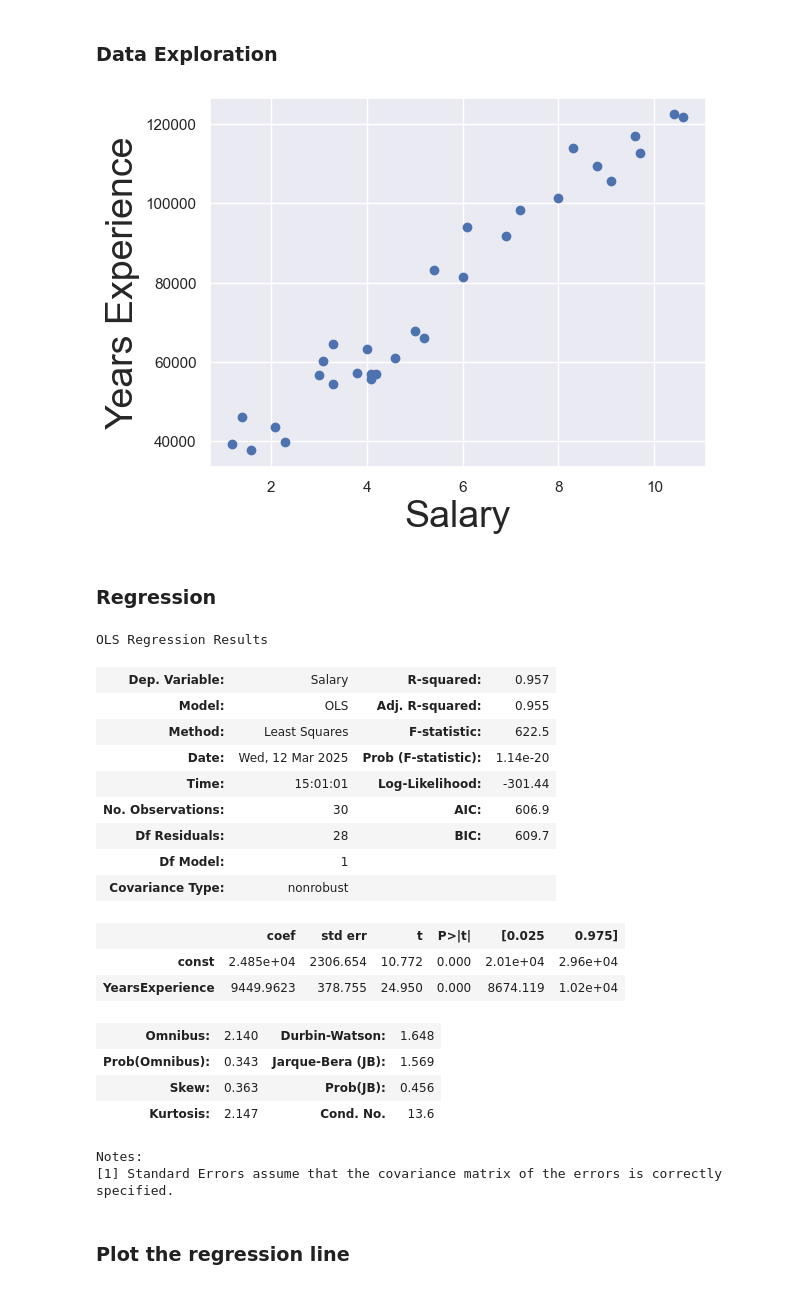
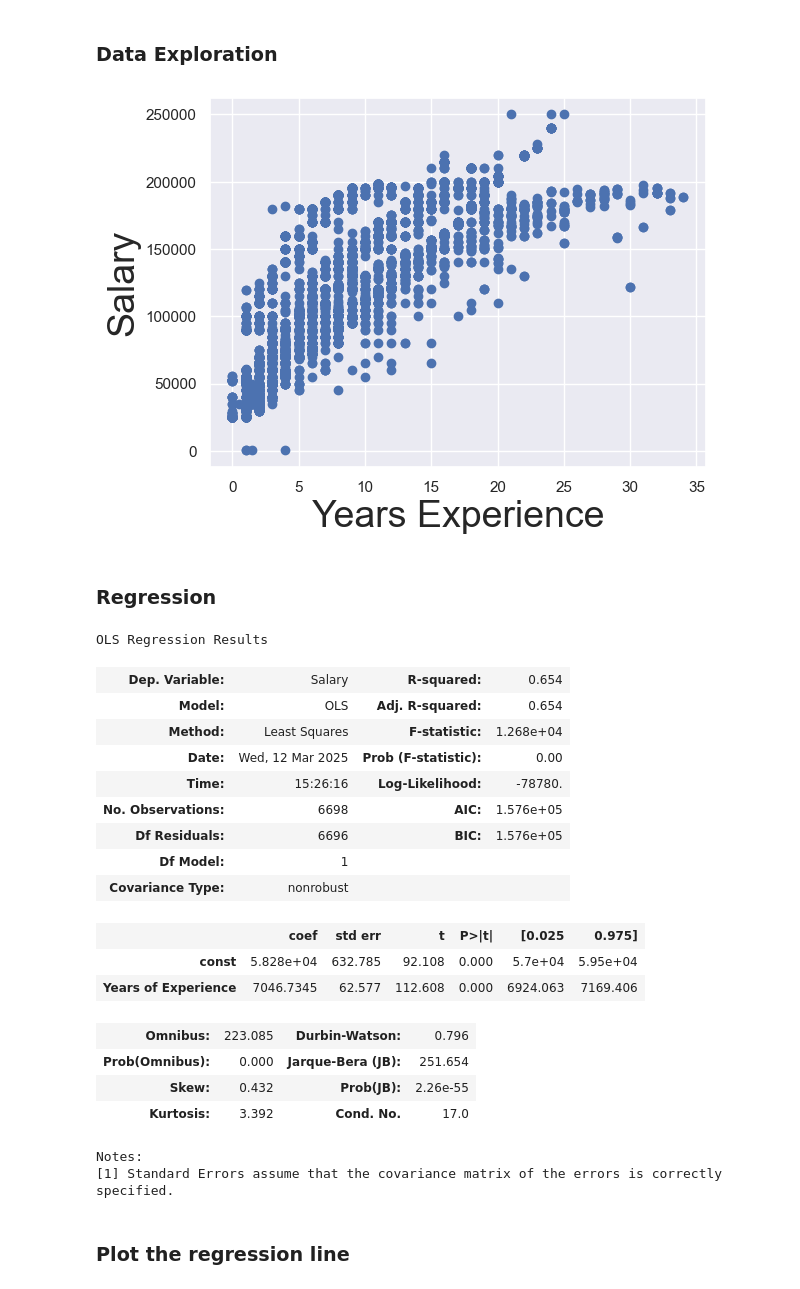
Before and after one commit to yuri-dev20/DataScience_learn, a Jupyter notebook: salary-simple-linear-regression/salary-regression.ipynb, the cells around one changed output. Drawn from its saved outputs; the diff is of its cells as text; code cells hidden in the pictures.

```diff
--- a/salary-simple-linear-regression/salary-regression.ipynb
+++ b/salary-simple-linear-regression/salary-regression.ipynb
@@ -18,7 +18,7 @@ import matplotlib.pyplot as plt
 import statsmodels.api as sm
 import seaborn as sns
 
-data = pd.read_csv("dataset/Salary_dataset.csv")
+data = pd.read_csv("dataset/Salary_Data[1].csv")
 sns.set()
 # %% [markdown]
 ### Simple data view and info
@@ -69,0 +75,3 @@ data.describe()
+# %%
+data.dropna(inplace=True)
+data.dr
@@ -73,16 +97,16 @@ data.describe()
 # Dependent variable
 y = data["Salary"]
 # Independent variable
-x1 = data["YearsExperience"]
+x1 = data["Years of Experience"]
 # %%
 # First we put the horizontal axis, then the vertical axis
 plt.scatter(x1, y)
 # Plotting and naming the axes
-plt.xlabel("Salary", fontsize=27)
-plt.ylabel("Years Experience", fontsize=27)
+plt.xlabel("Years Experience", fontsize=27)
+plt.ylabel("Salary", fontsize=27)
 plt.show()
 # %% [output]
-[figure, old version]
+[figure, new version]
 # %% [markdown]
 ### Regression
 # %%
@@ -93,22 +117,22 @@ results = sm.OLS(y, x).fit()
 results.summary()
 # %% [output]
 OLS Regression Results
-| Dep. Variable: | Salary | R-squared: | 0.957 |
-| Model: | OLS | Adj. R-squared: | 0.955 |
-| Method: | Least Squares | F-statistic: | 622.5 |
-| Date: | Wed, 12 Mar 2025 | Prob (F-statistic): | 1.14e-20 |
-| Time: | 15:01:01 | Log-Likelihood: | -301.44 |
-| No. Observations: | 30 | AIC: | 606.9 |
-| Df Residuals: | 28 | BIC: | 609.7 |
+| Dep. Variable: | Salary | R-squared: | 0.654 |
+| Model: | OLS | Adj. R-squared: | 0.654 |
+| Method: | Least Squares | F-statistic: | 1.268e+04 |
+| Date: | Wed, 12 Mar 2025 | Prob (F-statistic): | 0.00 |
+| Time: | 15:26:16 | Log-Likelihood: | -78780. |
+| No. Observations: | 6698 | AIC: | 1.576e+05 |
+| Df Residuals: | 6696 | BIC: | 1.576e+05 |
 | Df Model: | 1 |  |  |
 | Covariance Type: | nonrobust |  |  |
 |  | coef | std err | t | P>|t| | [0.025 | 0.975] |
-| const | 2.485e+04 | 2306.654 | 10.772 | 0.000 | 2.01e+04 | 2.96e+04 |
-| YearsExperience | 9449.9623 | 378.755 | 24.950 | 0.000 | 8674.119 | 1.02e+04 |
+| const | 5.828e+04 | 632.785 | 92.108 | 0.000 | 5.7e+04 | 5.95e+04 |
+| Years of Experience | 7046.7345 | 62.577 | 112.608 | 0.000 | 6924.063 | 7169.406 |
-| Omnibus: | 2.140 | Durbin-Watson: | 1.648 |
-| Prob(Omnibus): | 0.343 | Jarque-Bera (JB): | 1.569 |
-| Skew: | 0.363 | Prob(JB): | 0.456 |
-| Kurtosis: | 2.147 | Cond. No. | 13.6 |
+| Omnibus: | 223.085 | Durbin-Watson: | 0.796 |
+| Prob(Omnibus): | 0.000 | Jarque-Bera (JB): | 251.654 |
+| Skew: | 0.432 | Prob(JB): | 2.26e-55 |
+| Kurtosis: | 3.392 | Cond. No. | 17.0 |
 Notes:
 [1] Standard Errors assume that the covariance matrix of the errors is correctly specified.
 # %% [markdown]
```
Also changed, not shown: parts of 8 cells of this notebook.
